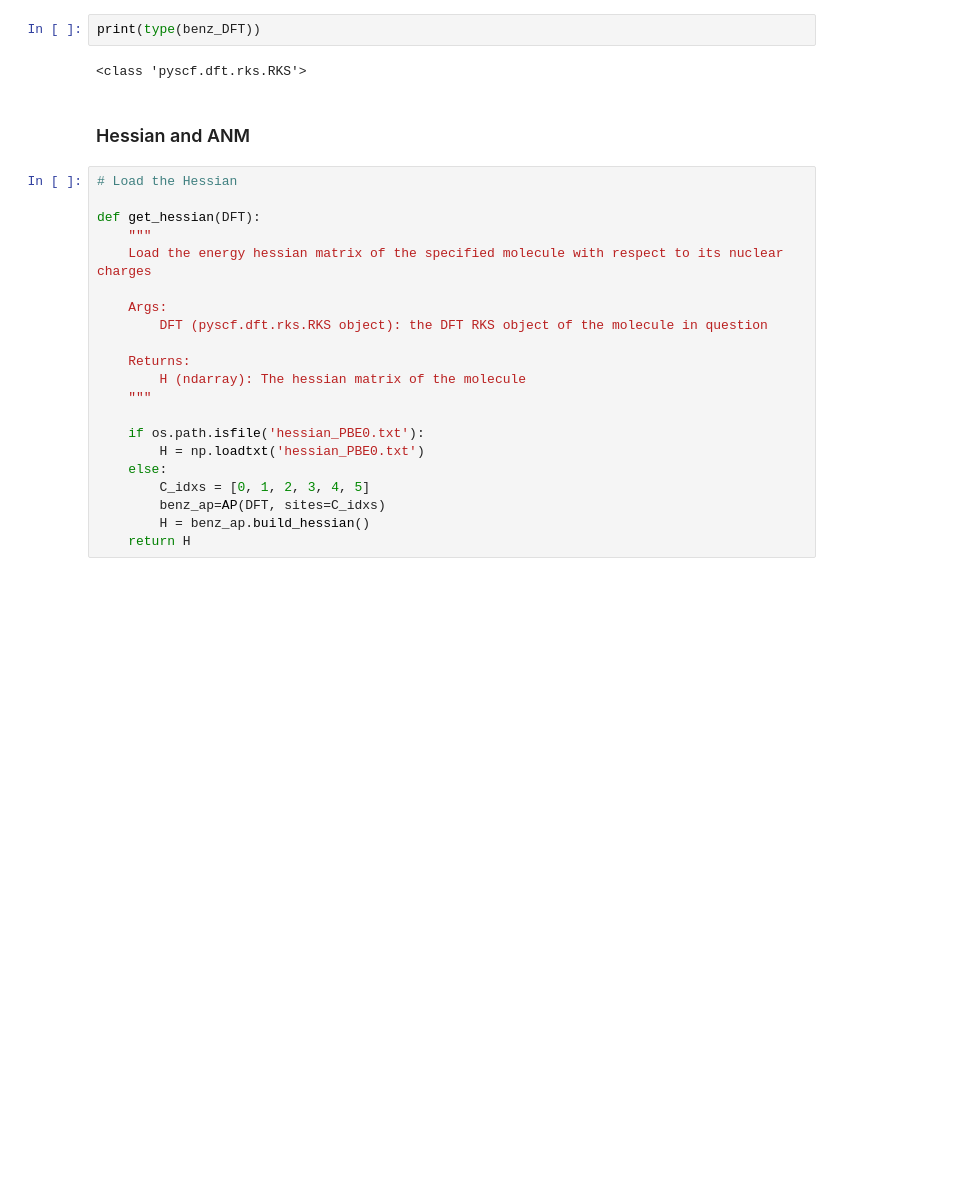
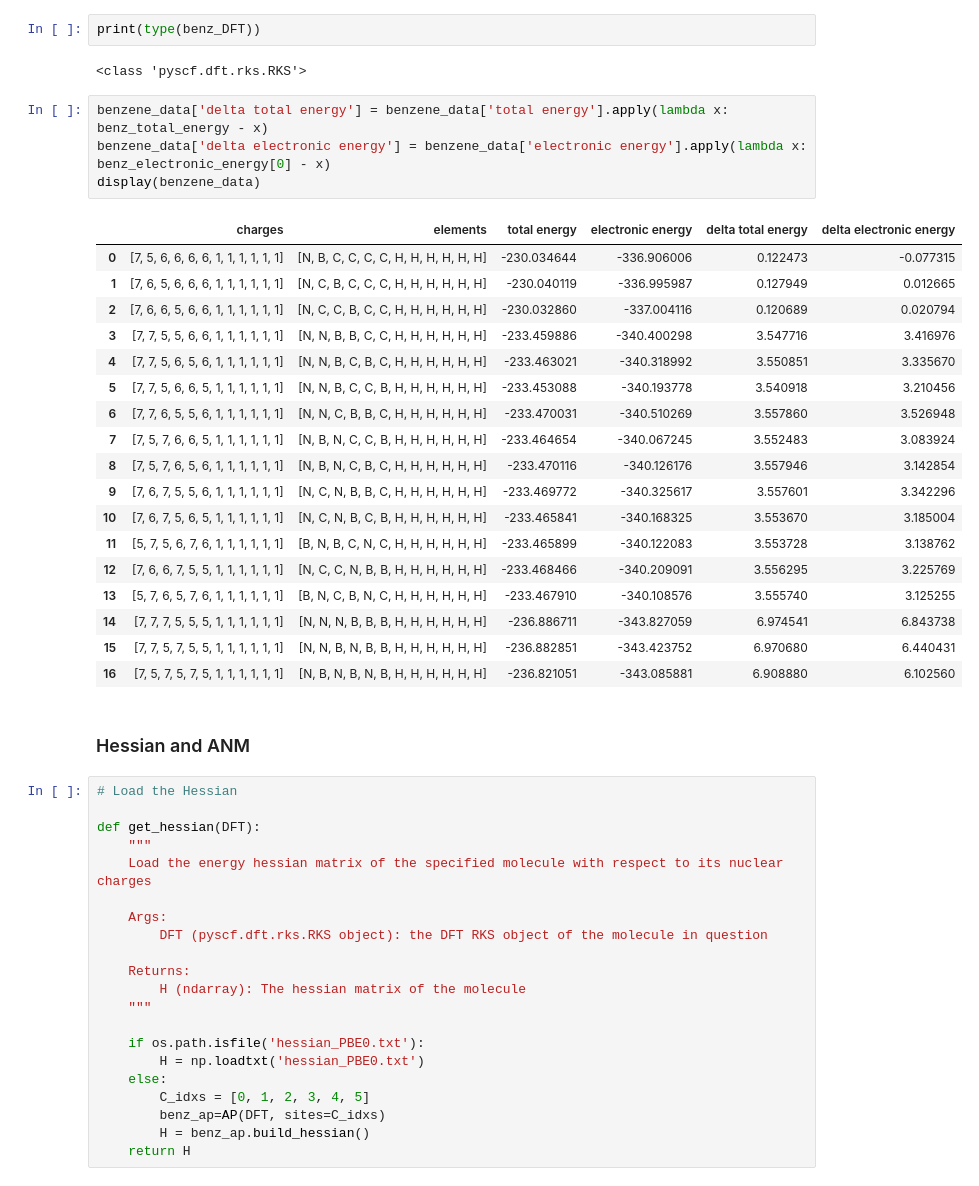
Before and after one commit to GabrielWu2004/Alchemical_Normal_Modes, a Jupyter notebook: ML_with_ANM/ML_code/ML_Benzene.ipynb, the cells around one changed output. Cells and saved outputs as stored; diff of their text form; blank space fills up the shorter version.

```diff
--- a/ML_with_ANM/ML_code/ML_Benzene.ipynb
+++ b/ML_with_ANM/ML_code/ML_Benzene.ipynb
@@ -131,6 +127,29 @@ Electronic energy: (-336.9833214880193, 181.97988746354838)
 print(type(benz_DFT))
 # %% [output]
 <class 'pyscf.dft.rks.RKS'>
+# %%
+benzene_data['delta total energy'] = benzene_data['total energy'].apply(lambda x: benz_total_energy - x)
+benzene_data['delta electronic energy'] = benzene_data['electronic energy'].apply(lambda x: benz_electronic_energy[0] - x)
+display(benzene_data)
+# %% [output]
+|  | charges | elements | total energy | electronic energy | delta total energy | delta electronic energy |
+| 0 | [7, 5, 6, 6, 6, 6, 1, 1, 1, 1, 1, 1] | [N, B, C, C, C, C, H, H, H, H, H, H] | -230.034644 | -336.906006 | 0.122473 | -0.077315 |
+| 1 | [7, 6, 5, 6, 6, 6, 1, 1, 1, 1, 1, 1] | [N, C, B, C, C, C, H, H, H, H, H, H] | -230.040119 | -336.995987 | 0.127949 | 0.012665 |
+| 2 | [7, 6, 6, 5, 6, 6, 1, 1, 1, 1, 1, 1] | [N, C, C, B, C, C, H, H, H, H, H, H] | -230.032860 | -337.004116 | 0.120689 | 0.020794 |
+| 3 | [7, 7, 5, 5, 6, 6, 1, 1, 1, 1, 1, 1] | [N, N, B, B, C, C, H, H, H, H, H, H] | -233.459886 | -340.400298 | 3.547716 | 3.416976 |
+| 4 | [7, 7, 5, 6, 5, 6, 1, 1, 1, 1, 1, 1] | [N, N, B, C, B, C, H, H, H, H, H, H] | -233.463021 | -340.318992 | 3.550851 | 3.335670 |
+| 5 | [7, 7, 5, 6, 6, 5, 1, 1, 1, 1, 1, 1] | [N, N, B, C, C, B, H, H, H, H, H, H] | -233.453088 | -340.193778 | 3.540918 | 3.210456 |
+| 6 | [7, 7, 6, 5, 5, 6, 1, 1, 1, 1, 1, 1] | [N, N, C, B, B, C, H, H, H, H, H, H] | -233.470031 | -340.510269 | 3.557860 | 3.526948 |
+| 7 | [7, 5, 7, 6, 6, 5, 1, 1, 1, 1, 1, 1] | [N, B, N, C, C, B, H, H, H, H, H, H] | -233.464654 | -340.067245 | 3.552483 | 3.083924 |
+| 8 | [7, 5, 7, 6, 5, 6, 1, 1, 1, 1, 1, 1] | [N, B, N, C, B, C, H, H, H, H, H, H] | -233.470116 | -340.126176 | 3.557946 | 3.142854 |
+| 9 | [7, 6, 7, 5, 5, 6, 1, 1, 1, 1, 1, 1] | [N, C, N, B, B, C, H, H, H, H, H, H] | -233.469772 | -340.325617 | 3.557601 | 3.342296 |
+| 10 | [7, 6, 7, 5, 6, 5, 1, 1, 1, 1, 1, 1] | [N, C, N, B, C, B, H, H, H, H, H, H] | -233.465841 | -340.168325 | 3.553670 | 3.185004 |
+| 11 | [5, 7, 5, 6, 7, 6, 1, 1, 1, 1, 1, 1] | [B, N, B, C, N, C, H, H, H, H, H, H] | -233.465899 | -340.122083 | 3.553728 | 3.138762 |
+| 12 | [7, 6, 6, 7, 5, 5, 1, 1, 1, 1, 1, 1] | [N, C, C, N, B, B, H, H, H, H, H, H] | -233.468466 | -340.209091 | 3.556295 | 3.225769 |
+| 13 | [5, 7, 6, 5, 7, 6, 1, 1, 1, 1, 1, 1] | [B, N, C, B, N, C, H, H, H, H, H, H] | -233.467910 | -340.108576 | 3.555740 | 3.125255 |
+| 14 | [7, 7, 7, 5, 5, 5, 1, 1, 1, 1, 1, 1] | [N, N, N, B, B, B, H, H, H, H, H, H] | -236.886711 | -343.827059 | 6.974541 | 6.843738 |
+| 15 | [7, 7, 5, 7, 5, 5, 1, 1, 1, 1, 1, 1] | [N, N, B, N, B, B, H, H, H, H, H, H] | -236.882851 | -343.423752 | 6.970680 | 6.440431 |
+| 16 | [7, 5, 7, 5, 7, 5, 1, 1, 1, 1, 1, 1] | [N, B, N, B, N, B, H, H, H, H, H, H] | -236.821051 | -343.085881 | 6.908880 | 6.102560 |
 # %% [markdown]
 ### Hessian and ANM ###
 # %%
```
Also changed, not shown: parts of 57 cells of this notebook, 10 other files.
